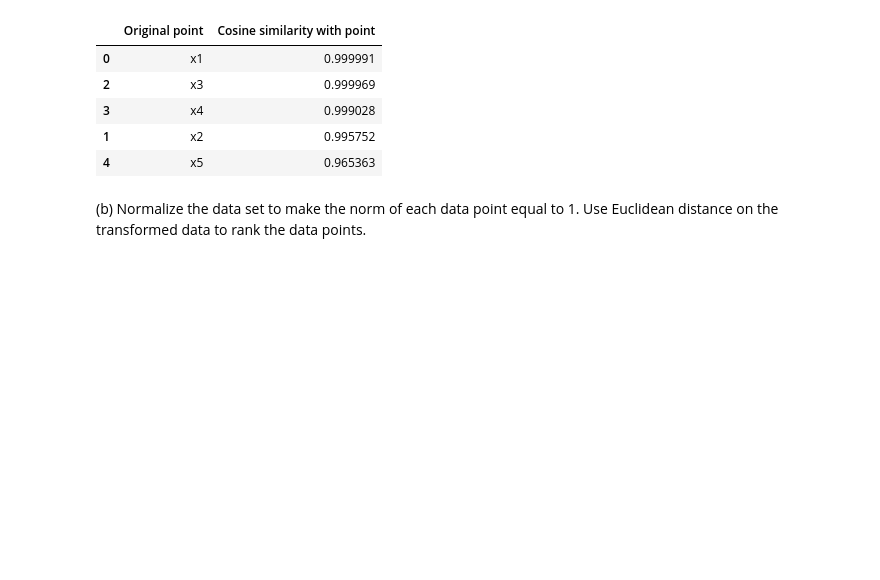
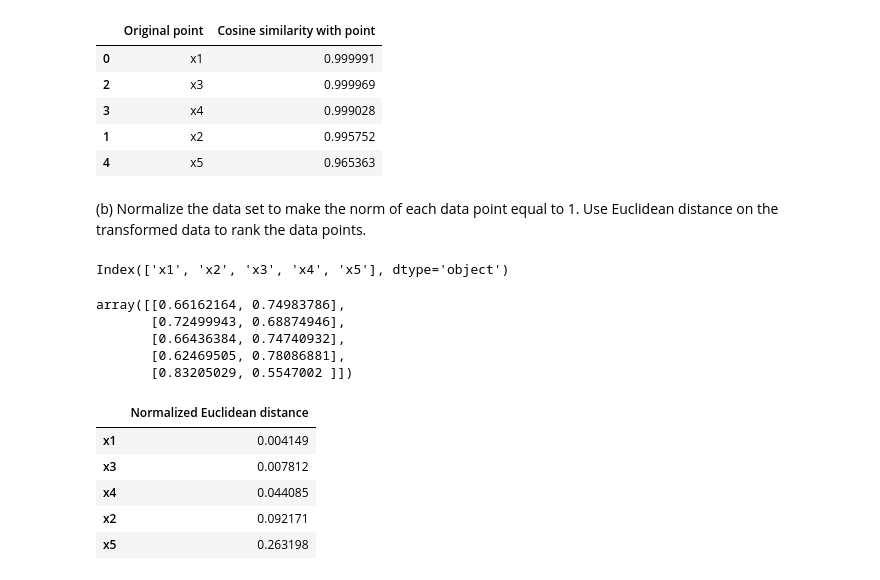
Before and after one commit to junaid9248/COSC-5610_Data-Mining, a Jupyter notebook: Assignment 2/assignment2.ipynb, the cells around one changed output. Saved outputs shown, nothing was run; the diff lists cells and outputs as text; code cells hidden in the pictures; blank space fills up the shorter version.

```diff
--- a/Assignment 2/assignment2.ipynb
+++ b/Assignment 2/assignment2.ipynb
@@ -196,3 +204,50 @@ df_cosine_sorted
 | 4 | x5 | 0.965363 |
 # %% [markdown]
 (b) Normalize the data set to make the norm of each data point equal to 1. Use Euclidean distance on the transformed data to rank the data points.
+# %%
+df4.index
+data_normalized[0]
+# %% [output]
+Index(['x1', 'x2', 'x3', 'x4', 'x5'], dtype='object')
+# %%
+()# Normalizing the points to 1 can be done by dividing them by their magnitudes to create a np array of all normalized values
+normalized = []
+
+for index in range(len(data)):
+    new_array = data[index]/np.linalg.norm(data[index])
+    normalized.append(new_array)
+
+data_normalized = np.array(normalized)
+data_normalized
+# %% [output]
+array([[0.66162164, 0.74983786],
+       [0.72499943, 0.68874946],
+       [0.66436384, 0.74740932],
+       [0.62469505, 0.78086881],
+       [0.83205029, 0.5547002 ]])
+# %%
+#Creating a normalized data frame
+df_normalized= pd.DataFrame(index=index_values, data=data_normalized, columns=['A1', 'A2'])
+
+# creating normalized form of point x
+x_normalized = x/np.linalg.norm(x)
+# %%
+#Create a list of normalized euclidean distances for all normalized points
+euclidean_normalized = []
+for point in data_normalized:
+    euclidean_normalized.append(np.linalg.norm(x_normalized - point))
+
+# Creating DataFrame to store the distances along with original point identifiers
+distance_df = pd.DataFrame(index=index_values, data=euclidean_normalized, columns=['Normalized Euclidean distance'])
+
+# Sorting DataFrame in ascending order (smallest distance indicates highest similarity)
+sorted_distance_df = distance_df.sort_values(by='Normalized Euclidean distance', ascending=True)
+
+sorted_distance_df
+# %% [output]
+|  | Normalized Euclidean distance |
+| x1 | 0.004149 |
+| x3 | 0.007812 |
+| x4 | 0.044085 |
+| x2 | 0.092171 |
+| x5 | 0.263198 |
```
Also changed, not shown: parts of 20 cells of this notebook.
